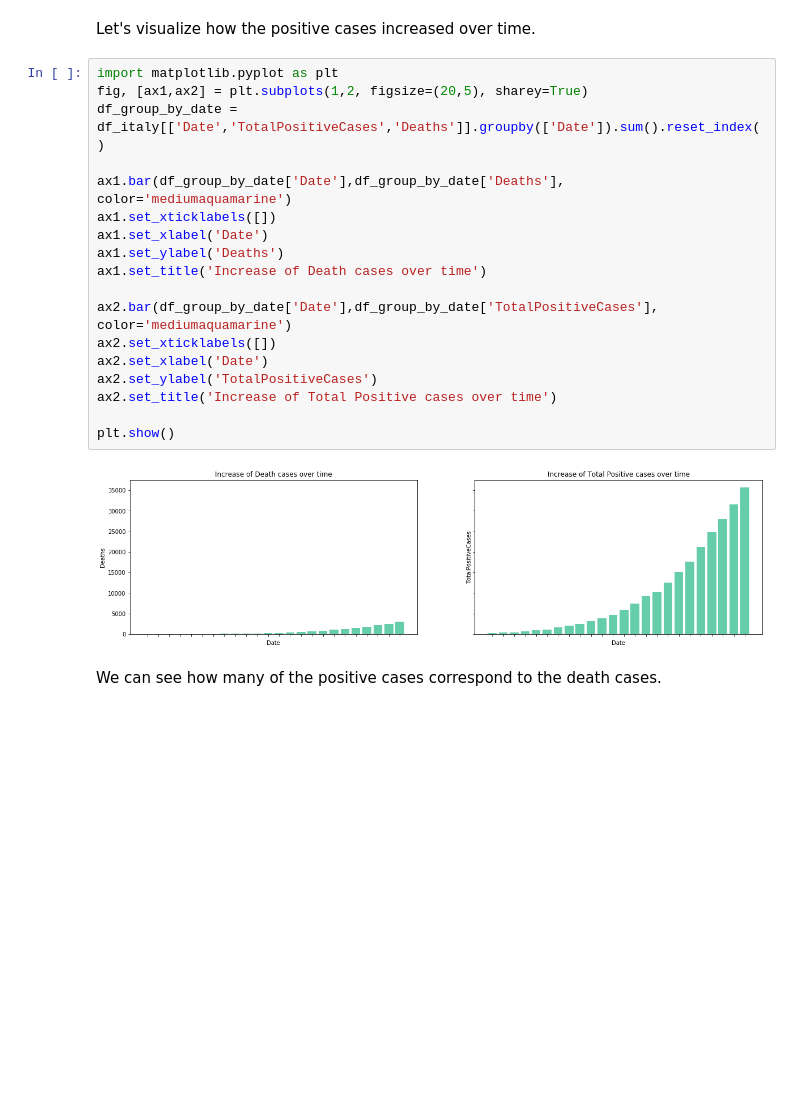
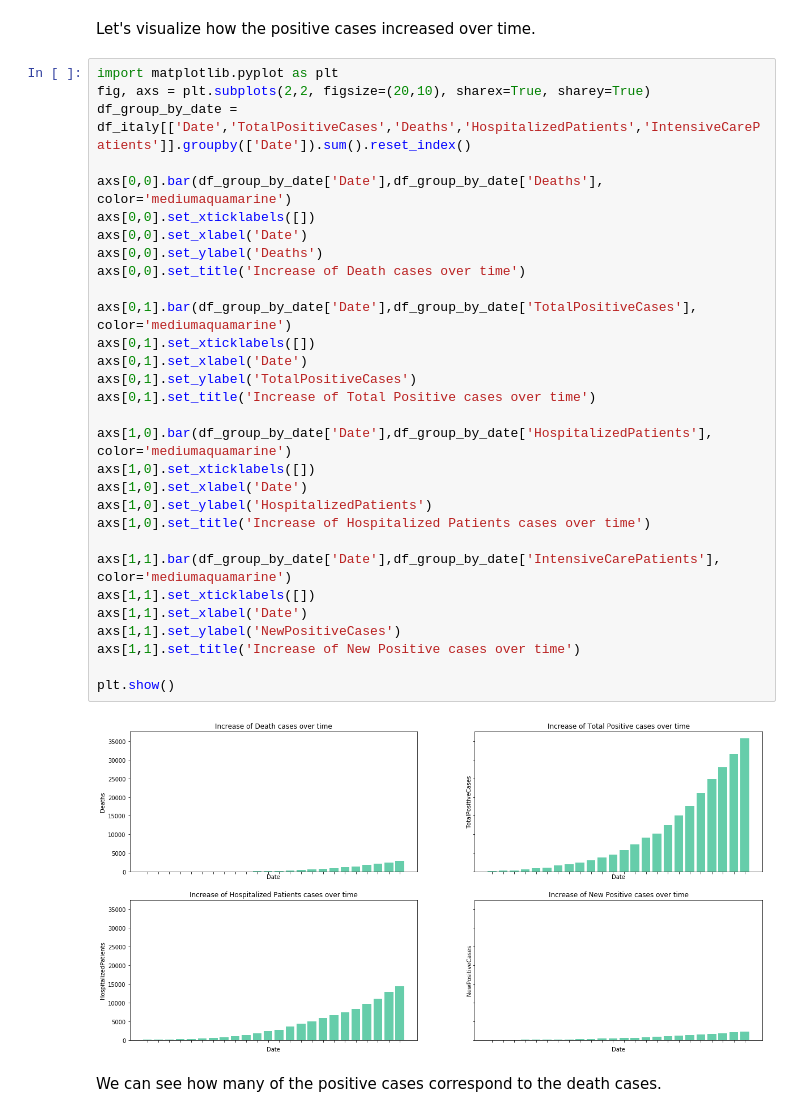
Before and after one commit to rootstrap/coronavirus-analysis, a Jupyter notebook: italy.ipynb, the cells around one changed output. Saved outputs shown, nothing was run; the diff lists cells and outputs as text; blank space fills up the shorter version.

Commit message:
add graphs for italy

```diff
--- a/italy.ipynb
+++ b/italy.ipynb
@@ -28,23 +30,35 @@ df_italy.sort_values(by='Date', inplace=True)
 Let's visualize how the positive cases increased over time.
 # %%
 import matplotlib.pyplot as plt
-fig, [ax1,ax2] = plt.subplots(1,2, figsize=(20,5), sharey=True)
-df_group_by_date = df_italy[['Date','TotalPositiveCases','Deaths']].groupby(['Date']).sum().reset_index()
+fig, axs = plt.subplots(2,2, figsize=(20,10), sharex=True, sharey=True)
+df_group_by_date = df_italy[['Date','TotalPositiveCases','Deaths','HospitalizedPatients','IntensiveCarePatients']].groupby(['Date']).sum().reset_index()
 
-ax1.bar(df_group_by_date['Date'],df_group_by_date['Deaths'], color='mediumaquamarine')
-ax1.set_xticklabels([])
-ax1.set_xlabel('Date')
-ax1.set_ylabel('Deaths')
-ax1.set_title('Increase of Death cases over time')
+axs[0,0].bar(df_group_by_date['Date'],df_group_by_date['Deaths'], color='mediumaquamarine')
+axs[0,0].set_xticklabels([])
+axs[0,0].set_xlabel('Date')
+axs[0,0].set_ylabel('Deaths')
+axs[0,0].set_title('Increase of Death cases over time')
 
-ax2.bar(df_group_by_date['Date'],df_group_by_date['TotalPositiveCases'], color='mediumaquamarine')
-ax2.set_xticklabels([])
-ax2.set_xlabel('Date')
-ax2.set_ylabel('TotalPositiveCases')
-ax2.set_title('Increase of Total Positive cases over time')
+axs[0,1].bar(df_group_by_date['Date'],df_group_by_date['TotalPositiveCases'], color='mediumaquamarine')
+axs[0,1].set_xticklabels([])
+axs[0,1].set_xlabel('Date')
+axs[0,1].set_ylabel('TotalPositiveCases')
+axs[0,1].set_title('Increase of Total Positive cases over time')
+
+axs[1,0].bar(df_group_by_date['Date'],df_group_by_date['HospitalizedPatients'], color='mediumaquamarine')
+axs[1,0].set_xticklabels([])
+axs[1,0].set_xlabel('Date')
+axs[1,0].set_ylabel('HospitalizedPatients')
+axs[1,0].set_title('Increase of Hospitalized Patients cases over time')
+
+axs[1,1].bar(df_group_by_date['Date'],df_group_by_date['IntensiveCarePatients'], color='mediumaquamarine')
+axs[1,1].set_xticklabels([])
+axs[1,1].set_xlabel('Date')
+axs[1,1].set_ylabel('NewPositiveCases')
+axs[1,1].set_title('Increase of New Positive cases over time')
 
 plt.show()
 # %% [output]
-[figure, old version]
+[figure, new version]
 # %% [markdown]
 We can see how many of the positive cases correspond to the death cases.
```
Also changed, not shown: parts of 2 cells of this notebook.
